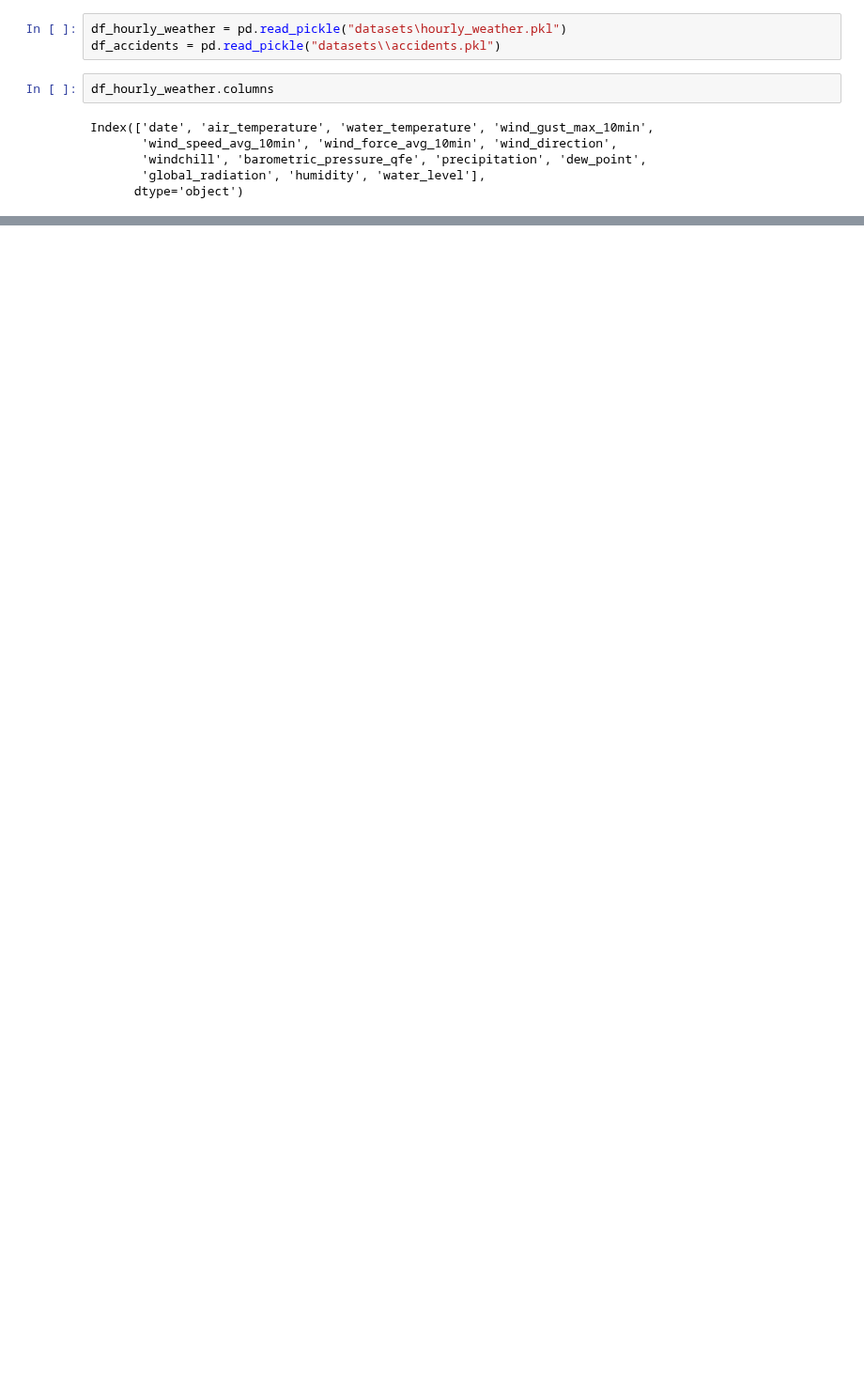
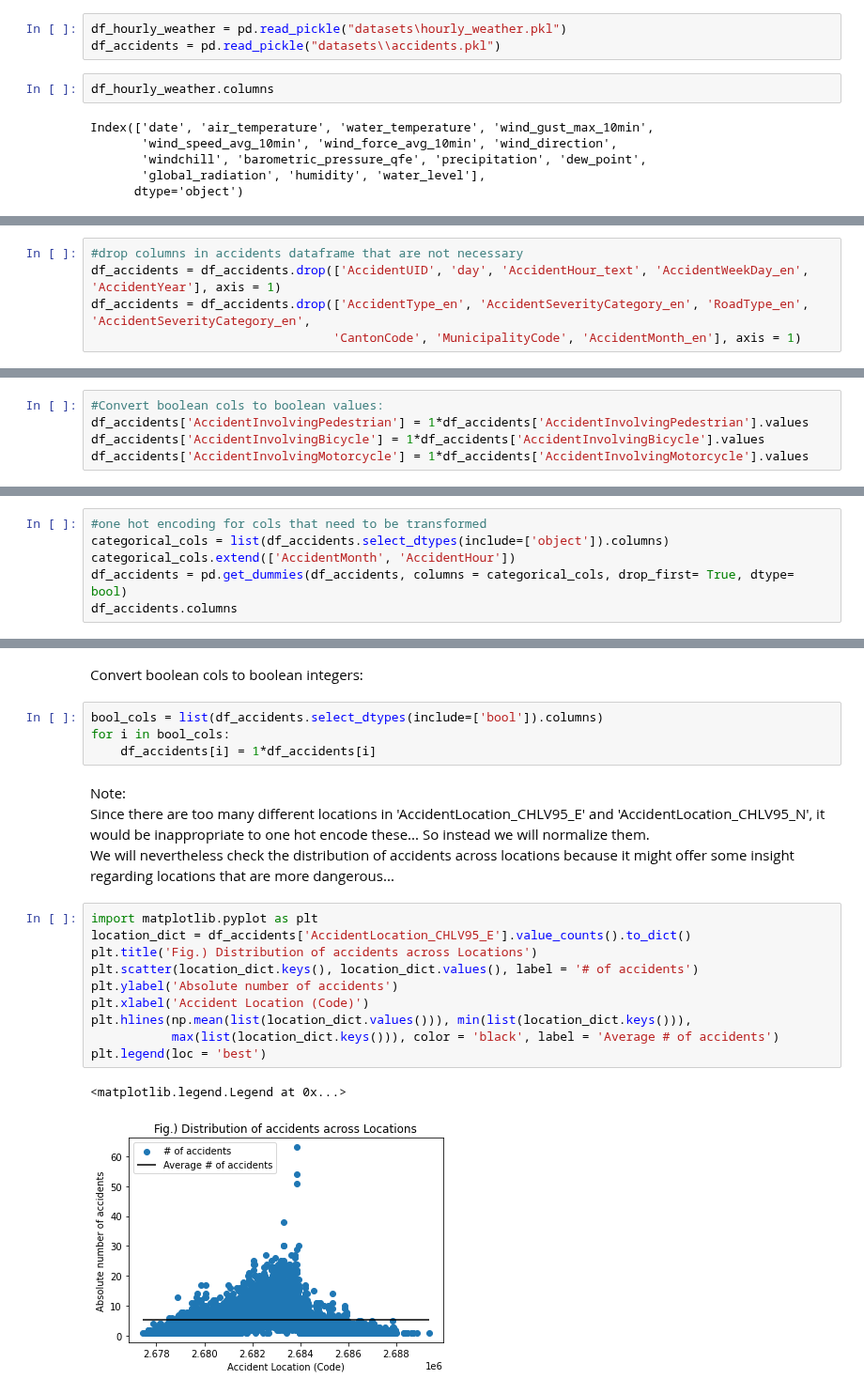
Before and after one commit to Antonio-226/Big-Data-Analytics-Group-Project, a Jupyter notebook: Join datasets.ipynb, the cells around one changed output, grey strips where cells are left out. Shown at 94% size. Drawn from its saved outputs; the diff is of its cells as text; blank space fills up the shorter version.

Commit message:
one hot encoding and normalizing the data and changed join

```diff
--- a/Join datasets.ipynb
+++ b/Join datasets.ipynb
@@ -32,0 +43,5 @@ Index(['AccidentUID', 'AccidentType', 'AccidentType_de', 'AccidentType_fr',
+# %%
+#drop columns in accidents dataframe that are not necessary
+df_accidents = df_accidents.drop(['AccidentUID', 'day', 'AccidentHour_text', 'AccidentWeekDay_en', 'AccidentYear'], axis = 1)
+df_accidents = df_accidents.drop(['AccidentType_en', 'AccidentSeverityCategory_en', 'RoadType_en', 'AccidentSeverityCategory_en',
+                                 'CantonCode', 'MunicipalityCode', 'AccidentMonth_en'], axis = 1)
@@ -32,0 +79,5 @@ Index(['AccidentUID', 'AccidentType', 'AccidentType_de', 'AccidentType_fr',
+# %%
+#Convert boolean cols to boolean values:
+df_accidents['AccidentInvolvingPedestrian'] = 1*df_accidents['AccidentInvolvingPedestrian'].values
+df_accidents['AccidentInvolvingBicycle'] = 1*df_accidents['AccidentInvolvingBicycle'].values
+df_accidents['AccidentInvolvingMotorcycle'] = 1*df_accidents['AccidentInvolvingMotorcycle'].values
@@ -32,0 +91,6 @@ Index(['AccidentUID', 'AccidentType', 'AccidentType_de', 'AccidentType_fr',
+# %%
+#one hot encoding for cols that need to be transformed
+categorical_cols = list(df_accidents.select_dtypes(include=['object']).columns)
+categorical_cols.extend(['AccidentMonth', 'AccidentHour'])
+df_accidents = pd.get_dummies(df_accidents, columns = categorical_cols, drop_first= True, dtype= bool)
+df_accidents.columns
@@ -32,0 +125,25 @@ Index(['AccidentUID', 'AccidentType', 'AccidentType_de', 'AccidentType_fr',
+# %% [markdown]
+Convert boolean cols to boolean integers:
+# %%
+bool_cols = list(df_accidents.select_dtypes(include=['bool']).columns)
+for i in bool_cols:
+    df_accidents[i] = 1*df_accidents[i]
+# %% [markdown]
+Note:
+<br>
+Since there are too many different locations in 'AccidentLocation_CHLV95_E' and 'AccidentLocation_CHLV95_N', it would be inappropriate to one hot encode these... So instead we will normalize them.
+<br>
+We will nevertheless check the distribution of accidents across locations because it might offer some insight regarding locations that are more dangerous...
+# %%
+import matplotlib.pyplot as plt
+location_dict = df_accidents['AccidentLocation_CHLV95_E'].value_counts().to_dict()
+plt.title('Fig.) Distribution of accidents across Locations')
+plt.scatter(location_dict.keys(), location_dict.values(), label = '# of accidents')
+plt.ylabel('Absolute number of accidents')
+plt.xlabel('Accident Location (Code)')
+plt.hlines(np.mean(list(location_dict.values())), min(list(location_dict.keys())),
+           max(list(location_dict.keys())), color = 'black', label = 'Average # of accidents')
+plt.legend(loc = 'best')
+# %% [output]
+<matplotlib.legend.Legend at 0x...>
+[figure, added]
```
Also changed, not shown: parts of 19 cells of this notebook.
